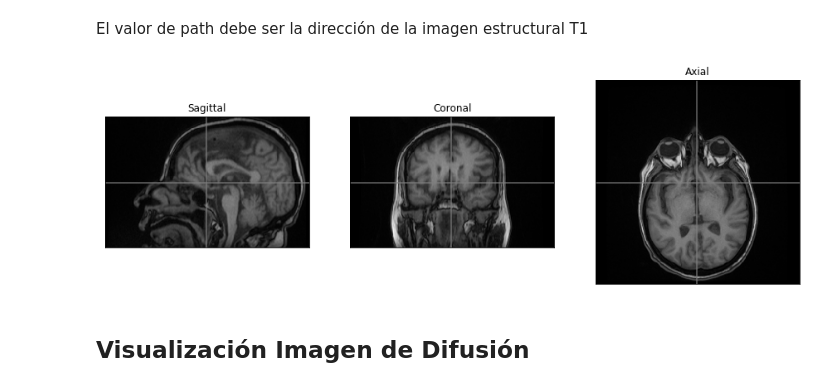
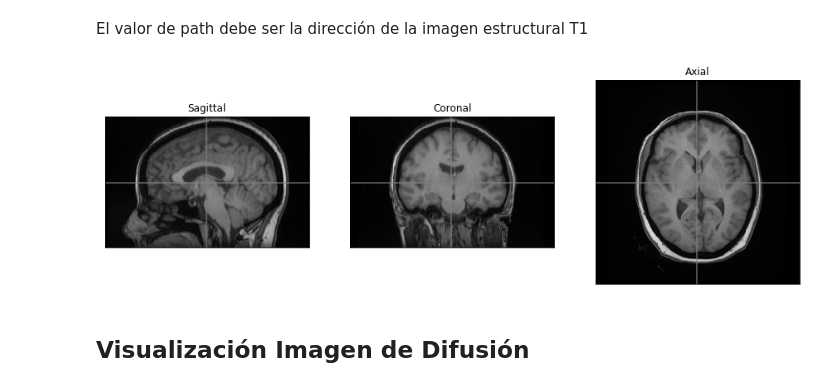
Before and after one commit to cristian-pulido/DWI_Processing, a Jupyter notebook: Procesamiento imagenes de difusión.ipynb, the cells around one changed output. Saved outputs shown, nothing was run; the diff lists cells and outputs as text; code cells hidden in the pictures.

```diff
--- a/Procesamiento imagenes de difusión.ipynb
+++ b/Procesamiento imagenes de difusión.ipynb
@@ -10,10 +11,10 @@ import os
 # %% [markdown]
 El valor de path debe ser la dirección de la imagen estructural T1
 # %%
-path_t1="/home/cristian/Escritorio/Test/t1.nii"
+path_t1="/home/cpulido/all/DWI/test/T1.nii.gz"
 NiftiWidget(path_t1).nifti_plotter(colormap='gray')
 # %% [output]
-[figure, old version]
+[figure, new version]
 # %% [markdown]
 ## Visualización Imagen de Difusión
 # %% [markdown]
```
Also changed, not shown: parts of 22 cells of this notebook, 2 other files.
